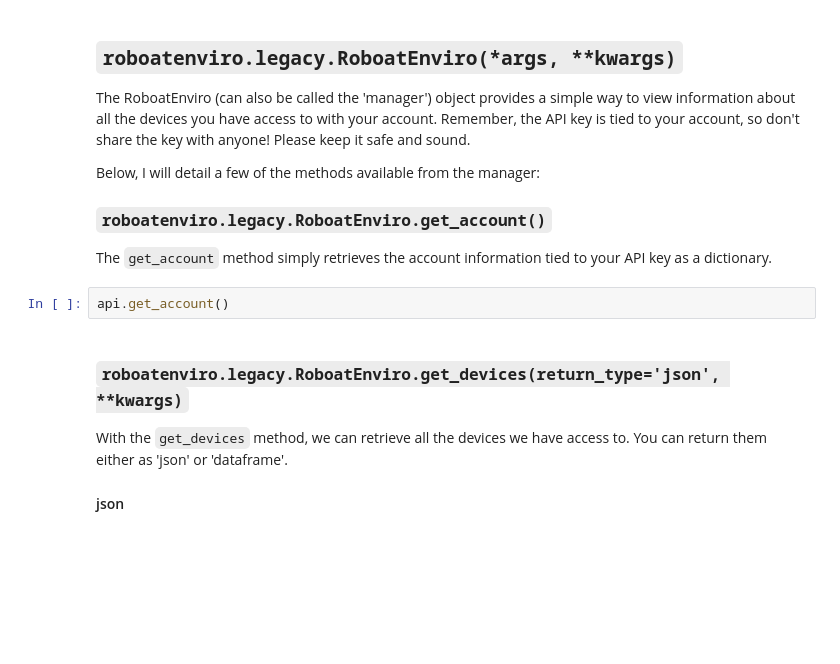
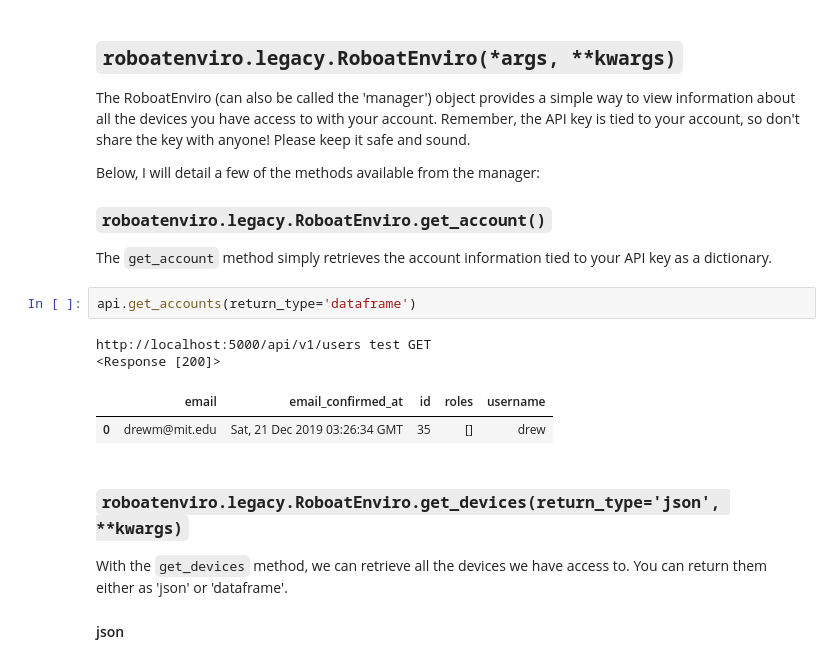
Before and after one commit to drewmee/py-roboat-enviro, a Jupyter notebook: docs/introduction.ipynb, the cells around one changed output. Drawn from its saved outputs; the diff is of its cells as text; blank space fills up the shorter version.

```diff
--- a/docs/introduction.ipynb
+++ b/docs/introduction.ipynb
@@ -90,8 +91,13 @@ Below, I will detail a few of the methods available from the manager:
 ### `roboatenviro.legacy.RoboatEnviro.get_account()`
 
 The `get_account` method simply retrieves the account information tied to your API key as a dictionary.
-# %%
-api.get_account()
+# %%
+api.get_accounts(return_type='dataframe')
+# %% [output]
+http://localhost:5000/api/v1/users test GET
+<Response [200]>
+|  | email | email_confirmed_at | id | roles | username |
+| 0 | drewm@mit.edu | Sat, 21 Dec 2019 03:26:34 GMT | 35 | [] | drew |
 # %% [markdown]
 ### `roboatenviro.legacy.RoboatEnviro.get_devices(return_type='json', **kwargs)`
 
```
Also changed, not shown: parts of 17 cells of this notebook, 4 other files.
